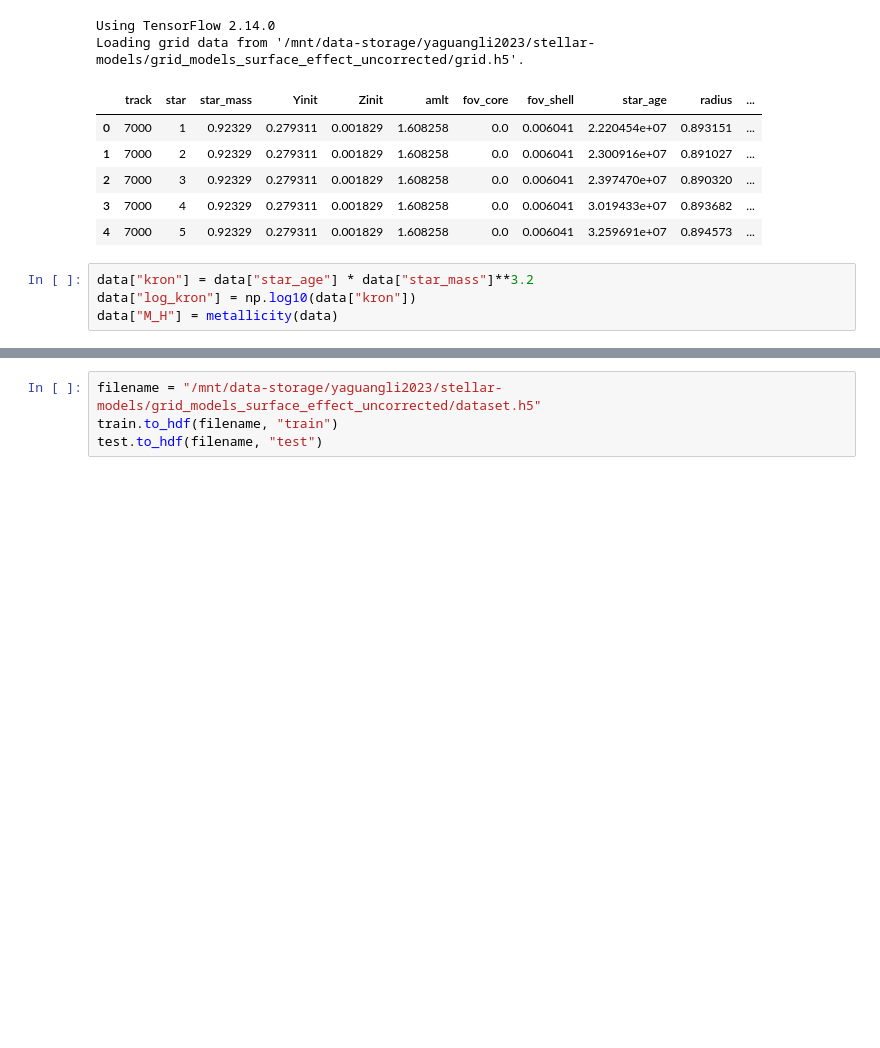
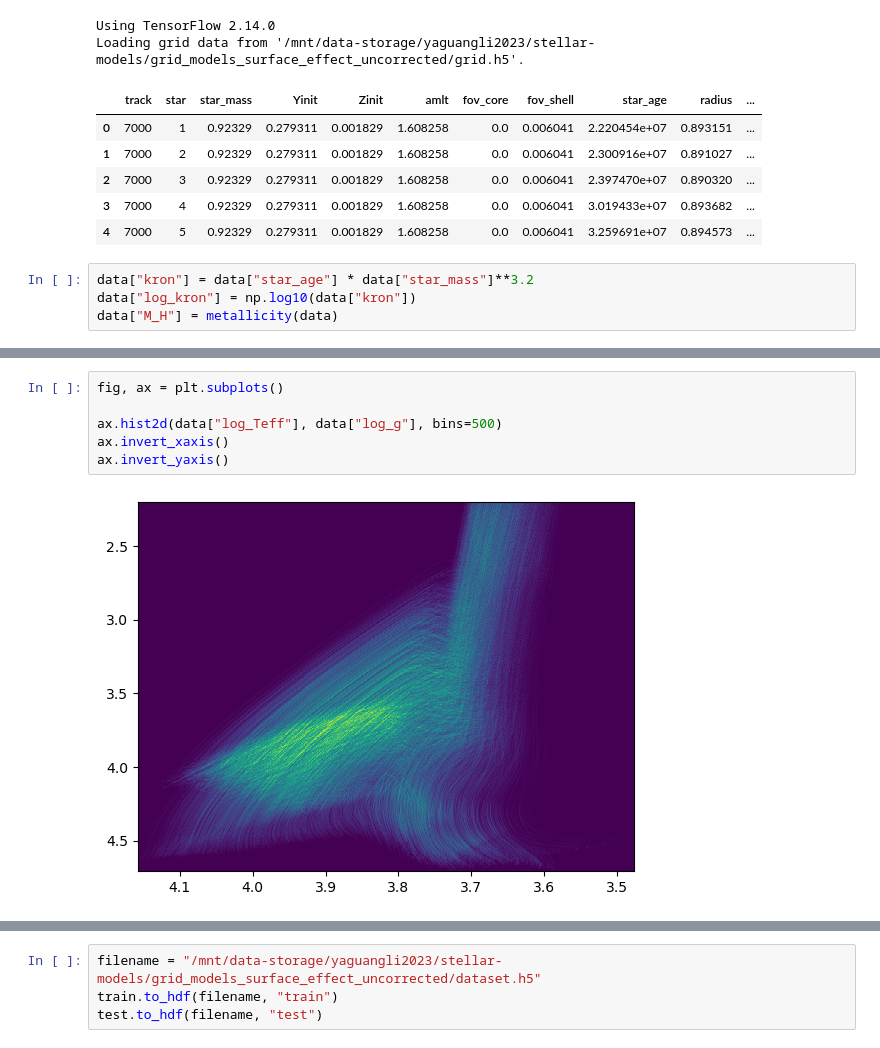
Before and after one commit to alexlyttle/stellar-emulator, a Jupyter notebook: notebook/train-test-split.ipynb, the cells around one changed output, grey strips where cells are left out. Saved outputs shown, nothing was run; the diff lists cells and outputs as text; blank space fills up the shorter version.

```diff
--- a/notebook/train-test-split.ipynb
+++ b/notebook/train-test-split.ipynb
@@ -76,0 +137,8 @@ Preparing train and test dataset.
+# %%
+fig, ax = plt.subplots()
+
+ax.hist2d(data["log_Teff"], data["log_g"], bins=500)
+ax.invert_xaxis()
+ax.invert_yaxis()
+# %% [output]
+[figure, added]
```
Also changed, not shown: parts of 15 cells of this notebook.
